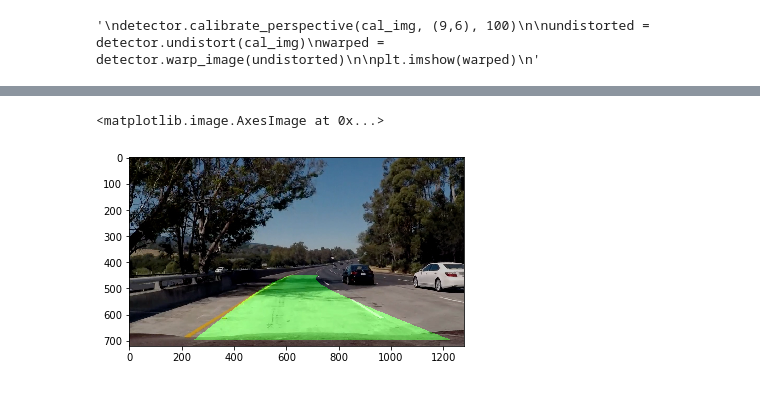
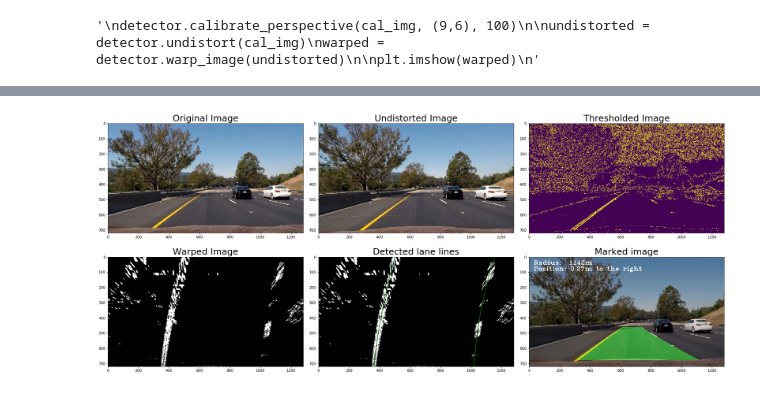
Before and after one commit to hogyadenes/CarND-Advanced-Lane-Lines, a Jupyter notebook: Project4.ipynb, the cells around one changed output, grey strips where cells are left out. Cells and saved outputs as stored; diff of their text form; code cells hidden in the pictures.

```diff
--- a/Project4.ipynb
+++ b/Project4.ipynb
@@ -405,13 +390,53 @@ plt.subplots_adjust(left=0., right=1, top=0.9, bottom=0.)
-# %%
-(radius, position, lane) = detector.find_lane(warped)
-#plt.imshow(detector.unwarp_image(lane))
-
-area = np.zeros_like(test_img)
-area[:,:,1] = detector.unwarp_image(lane)*255
-
-result = detector.weighted_img(area, test_img, α=0.8, β=0.4, λ=0.)
-
-plt.imshow(result)
-# %% [output]
-<matplotlib.image.AxesImage at 0x...>
-[figure, removed]
+# %%
+%matplotlib inline
+
+test_img = mpimg.imread("test_images/test6.jpg")
+#test_img = mpimg.imread("bscap/bscap0005.jpg")
+
+#detector.set_roi((595,450), (689, 450), (1085, 700), (235, 700))
+detector.reset_m()
+#detector.set_roi((610,441), (666, 441), (1041, 678), (261, 678))
+detector.set_roi((581,460), (700, 460), (1041, 678), (261, 678))
+detector.get_warp(test_img, (320, 0))
+
+undistorted = detector.undistort(test_img)
+roi = detector.region_of_interest(undistorted)
+#plt.imshow(roi)
+
+thresholded = detector.threshold_image(undistorted)
+
+#plt.imshow(thresholded)
+
+warped = detector.warp_image(thresholded)
+(left_fit, right_fit) = detector.find_lane_lines(warped)
+(radius, position, lane) = detector.get_results(warped)
+area = np.zeros_like(test_img)
+area[:,:,1] = detector.unwarp_image(lane)*255
+
+result = detector.weighted_img(area, test_img, α=0.8, β=0.4, λ=0.)
+tmp = ""
+if position<0:
+    tmp = "to the left"
+else:
+    tmp = "to the right"
+font = cv2.FONT_HERSHEY_COMPLEX_SMALL
+cv2.putText(result,'Radius:  {}m'.format(int(radius)),(30,50), font, 2,(255,255,255),2,cv2.LINE_AA)
+cv2.putText(result,'Position: {:4.2f}m {}'.format(np.abs(position), tmp),(30,90), font, 2,(255,255,255),2,cv2.LINE_AA)
+
+f, ((ax1, ax2, ax3), (ax4, ax5, ax6)) = plt.subplots(2, 3, figsize=(24, 9))
+f.tight_layout()
+ax1.imshow(test_img)
+ax1.set_title('Original Image', fontsize=25)
+ax2.imshow(undistorted)
+ax2.set_title('Undistorted Image', fontsize=25)
+ax3.imshow(thresholded)
+ax3.set_title('Thresholded Image', fontsize=25)
+ax4.imshow(warped, cmap="gray")
+ax4.set_title('Warped Image', fontsize=25)
+detector.plot_lanes(warped, ax5)
+ax5.set_title('Detected lane lines', fontsize=25)
+ax6.imshow(result)
+ax6.set_title('Marked image', fontsize=25)
+plt.subplots_adjust(left=0., right=1, top=1.1, bottom=0.)
+# %% [output]
+[figure, added]
```
Also changed, not shown: parts of 5 cells of this notebook.
